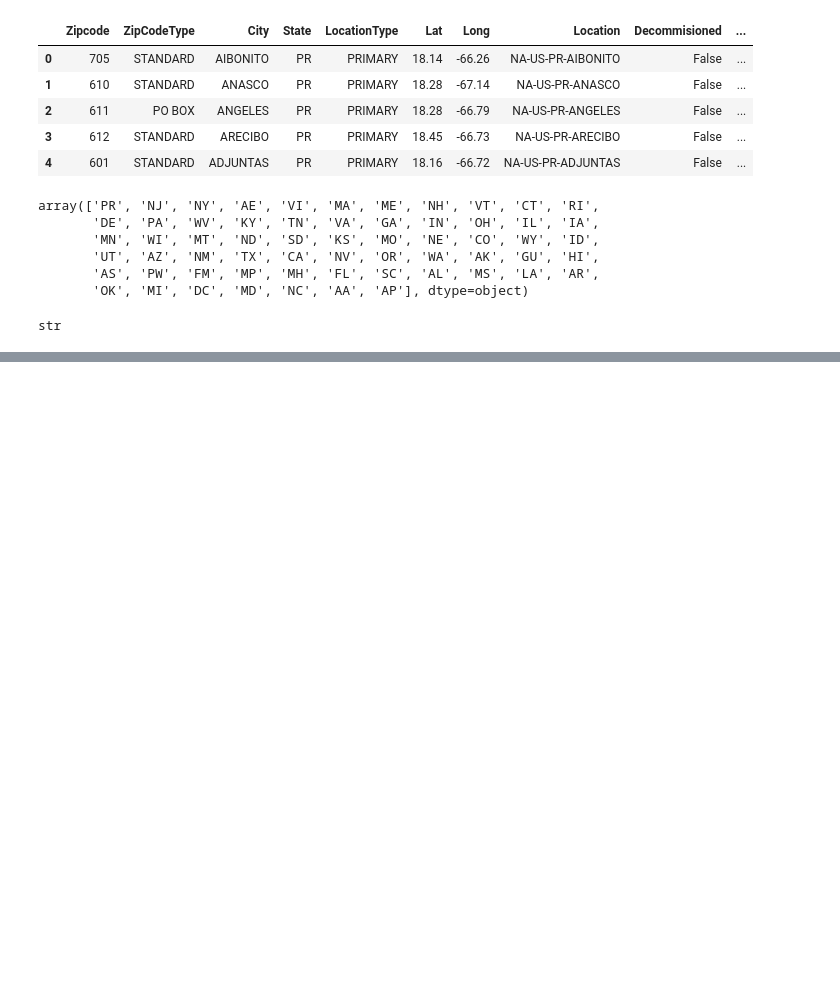
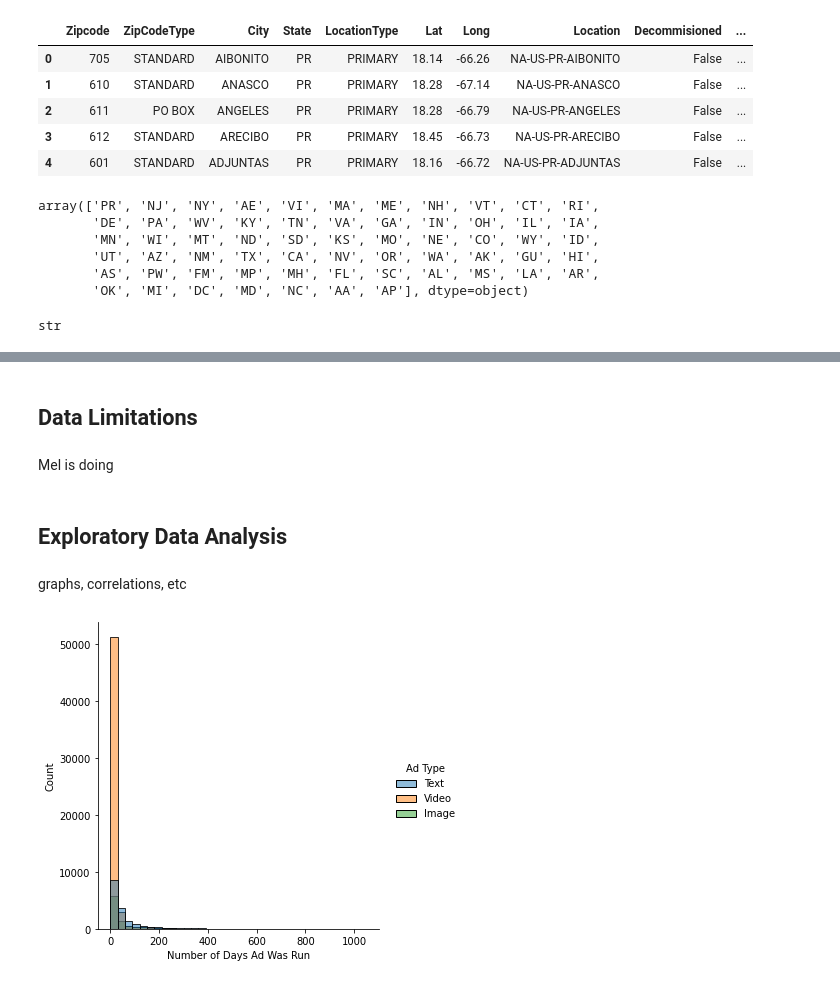
Before and after one commit to esalamon17/Google-Political-Ads, a Jupyter notebook: testing datasetst.ipynb, the cells around one changed output, grey strips where cells are left out. Drawn from its saved outputs; the diff is of its cells as text; code cells hidden in the pictures; blank space fills up the shorter version.

```diff
--- a/testing datasetst.ipynb
+++ b/testing datasetst.ipynb
@@ -154,0 +221,18 @@ KeyboardInterrupt:
+# %% [markdown]
+## Data Limitations
+# %% [markdown]
+Mel is doing
+# %% [markdown]
+## Exploratory Data Analysis
+# %% [markdown]
+graphs, correlations, etc
+# %%
+import seaborn as sns
+plt.rcParams['figure.figsize'] = (12.0, 8.0)
+data = pd.read_csv('final_dataframe.csv')
+# %%
+p = sns.displot(x = 'Num_of_Days', data = data, binwidth = 30, hue = 'Ad_Type');
+plt.xlabel('Number of Days Ad Was Run');
+p._legend.set_title('Ad Type')
+# %% [output]
+[figure, added]
```
Also changed, not shown: parts of 36 cells of this notebook.
